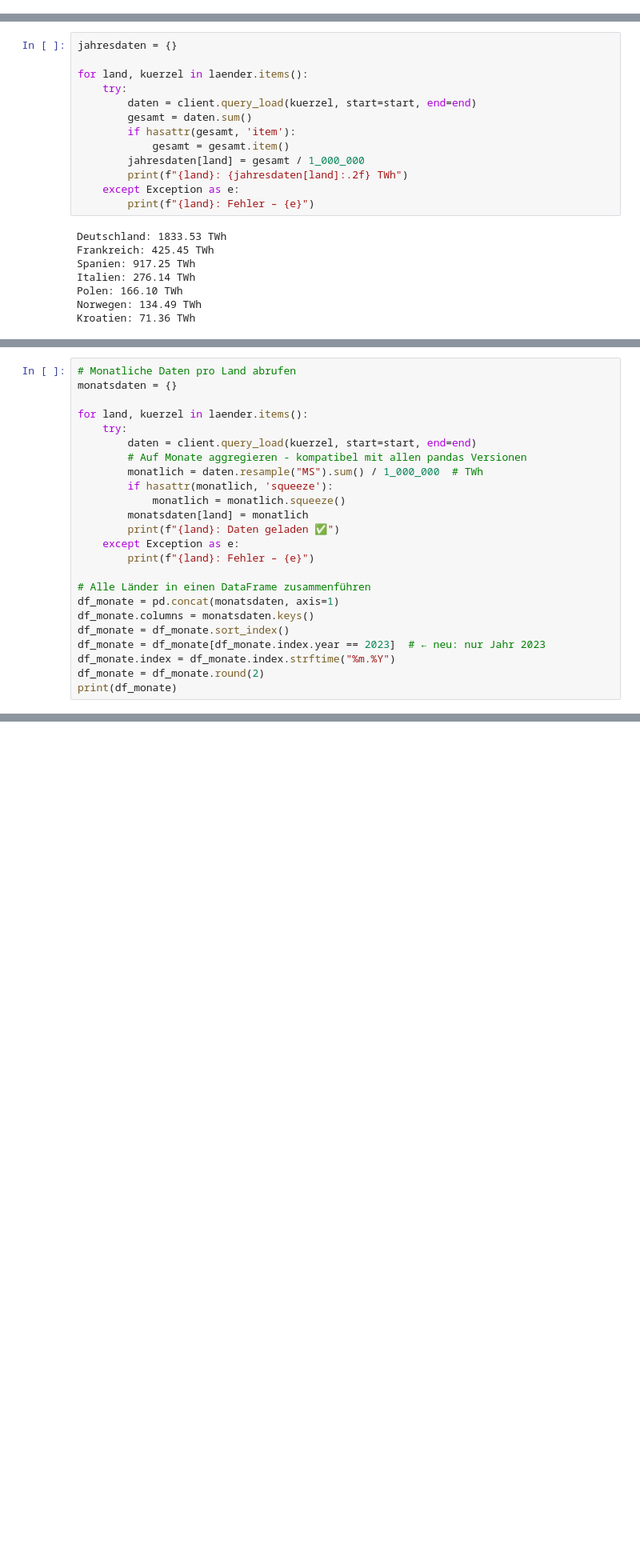
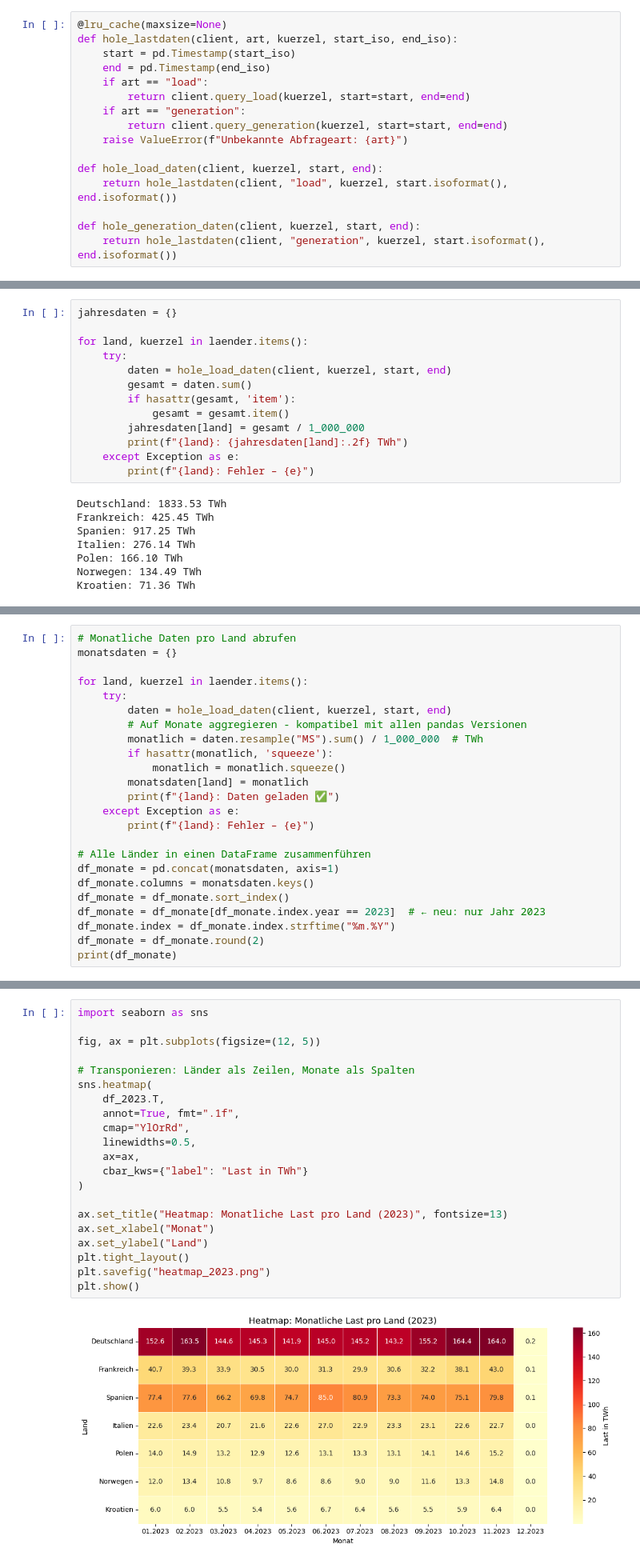
Before and after one commit to LukasK110898/Europavergleich-IT-Projekt-2026-HSWT, a Jupyter notebook: analyse.ipynb, the cells around one changed output, grey strips where cells are left out. Shown at 80% size. Cells and saved outputs as stored; diff of their text form; blank space fills up the shorter version.

```diff
--- a/analyse.ipynb
+++ b/analyse.ipynb
@@ -6,6 +7,22 @@ from entsoe import EntsoePandasClient
 # %%
 API_TOKEN = "9af21e20-861e-41a0-873b-03c15cddf7c9"
 client = EntsoePandasClient(api_key=API_TOKEN)
+# %%
+@lru_cache(maxsize=None)
+def hole_lastdaten(client, art, kuerzel, start_iso, end_iso):
+    start = pd.Timestamp(start_iso)
+    end = pd.Timestamp(end_iso)
+    if art == "load":
+        return client.query_load(kuerzel, start=start, end=end)
+    if art == "generation":
+        return client.query_generation(kuerzel, start=start, end=end)
+    raise ValueError(f"Unbekannte Abfrageart: {art}")
+
+def hole_load_daten(client, kuerzel, start, end):
+    return hole_lastdaten(client, "load", kuerzel, start.isoformat(), end.isoformat())
+
+def hole_generation_daten(client, kuerzel, start, end):
+    return hole_lastdaten(client, "generation", kuerzel, start.isoformat(), end.isoformat())
 # %%
 laender = {
     "Deutschland": "DE",
@@ -24,7 +41,7 @@ jahresdaten = {}
 
 for land, kuerzel in laender.items():
     try:
-        daten = client.query_load(kuerzel, start=start, end=end)
+        daten = hole_load_daten(client, kuerzel, start, end)
         gesamt = daten.sum()
         if hasattr(gesamt, 'item'):
             gesamt = gesamt.item()
@@ -64,7 +81,7 @@ monatsdaten = {}
 
 for land, kuerzel in laender.items():
     try:
-        daten = client.query_load(kuerzel, start=start, end=end)
+        daten = hole_load_daten(client, kuerzel, start, end)
         # Auf Monate aggregieren - kompatibel mit allen pandas Versionen
         monatlich = daten.resample("MS").sum() / 1_000_000  # TWh
         if hasattr(monatlich, 'squeeze'):
@@ -464,0 +587,23 @@ plt.show()
+# %%
+import seaborn as sns
+
+fig, ax = plt.subplots(figsize=(12, 5))
+
+# Transponieren: Länder als Zeilen, Monate als Spalten
+sns.heatmap(
+    df_2023.T,
+    annot=True, fmt=".1f",
+    cmap="YlOrRd",
+    linewidths=0.5,
+    ax=ax,
+    cbar_kws={"label": "Last in TWh"}
+)
+
+ax.set_title("Heatmap: Monatliche Last pro Land (2023)", fontsize=13)
+ax.set_xlabel("Monat")
+ax.set_ylabel("Land")
+plt.tight_layout()
+plt.savefig("heatmap_2023.png")
+plt.show()
+# %% [output]
+[figure, added]
```
Also changed, not shown: parts of 11 cells of this notebook, 5 other files.
